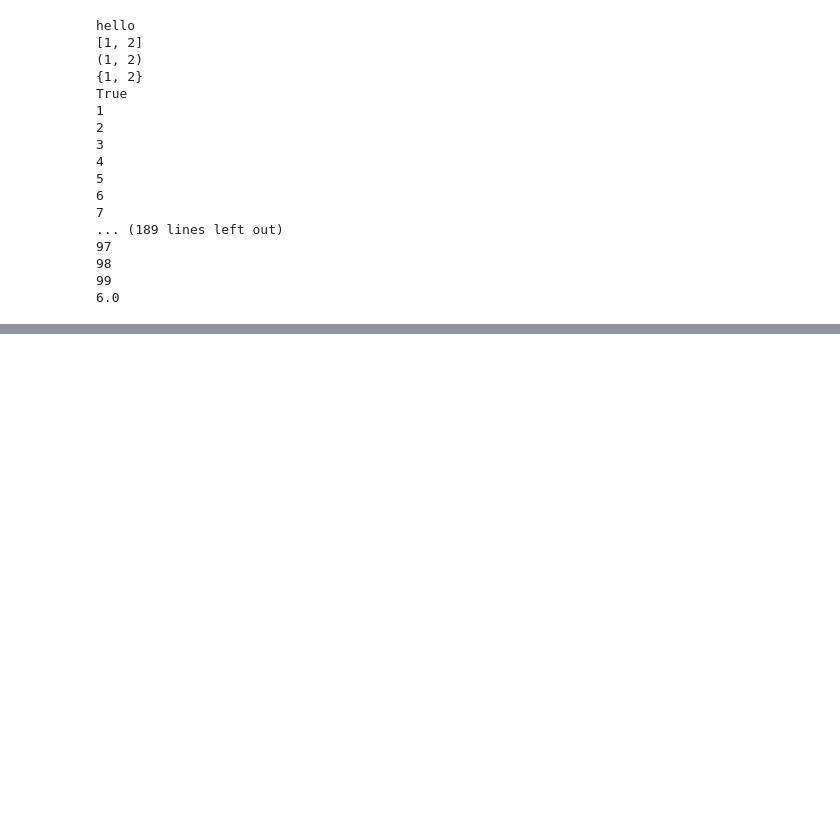
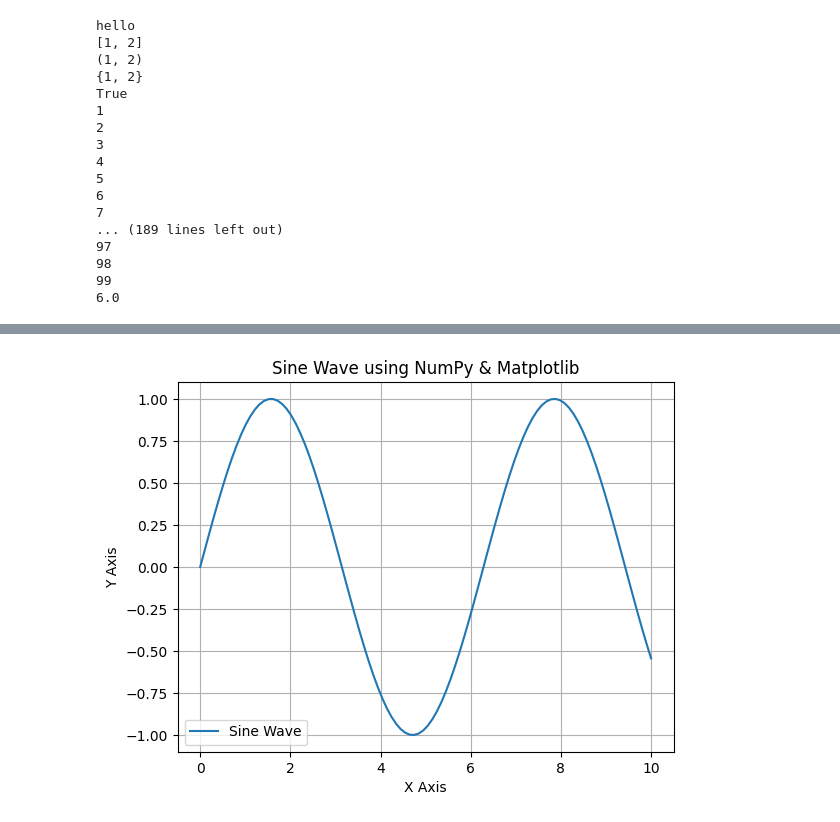
Before and after one commit to Shams-Simanto/PyTut, a Jupyter notebook: practice.ipynb, the cells around one changed output, grey strips where cells are left out. Drawn from its saved outputs; the diff is of its cells as text; code cells hidden in the pictures; blank space fills up the shorter version.

```diff
--- a/practice.ipynb
+++ b/practice.ipynb
@@ -60,0 +132,15 @@ True
+# %%
+import matplotlib.pyplot as plt
+
+x = np.linspace(0, 10, 100)  # Generate 100 values between 0 and 10
+y = np.sin(x)  # Compute sine values
+
+plt.plot(x, y, label="Sine Wave")
+plt.xlabel("X Axis")
+plt.ylabel("Y Axis")
+plt.title("Sine Wave using NumPy & Matplotlib")
+plt.legend()
+plt.grid()
+plt.show()
+# %% [output]
+[figure, added]
```
Also changed, not shown: parts of 1 cell of this notebook.
